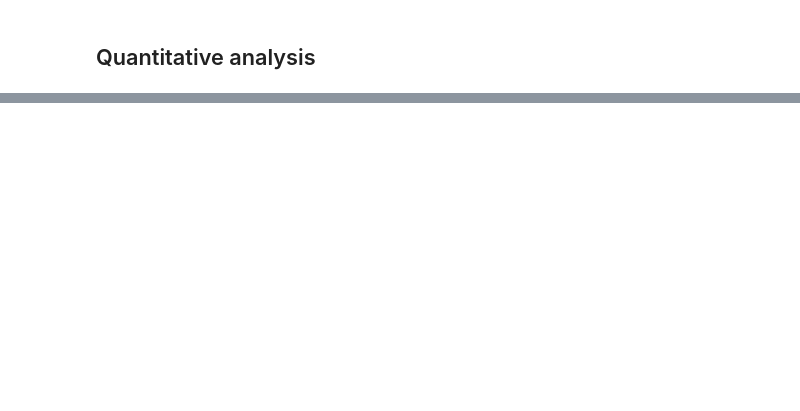
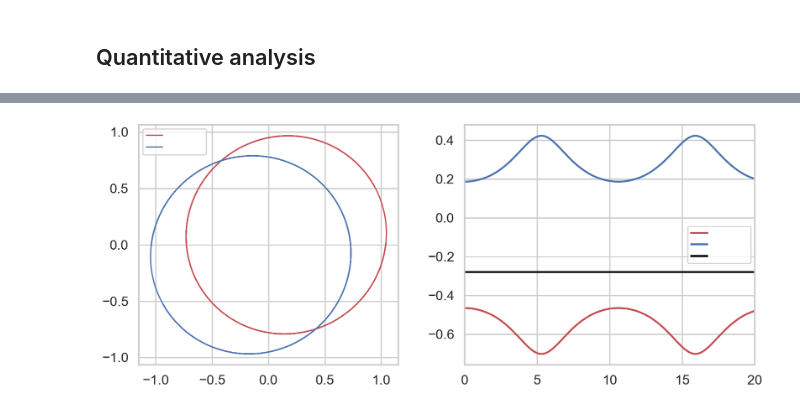
Before and after one commit to ZongyuWu97/hamiltonian-nn, a Jupyter notebook: analyze-2body.ipynb, the cells around one changed output, grey strips where cells are left out. Cells and saved outputs as stored; diff of their text form; code cells hidden in the pictures; blank space fills up the shorter version.

```diff
--- a/analyze-2body.ipynb
+++ b/analyze-2body.ipynb
@@ -836,0 +861,39 @@ fig.savefig('{}/2body_dataset_notext.png'.format(args.fig_dir, FORMAT))
+# %%
+# Generate Data
+args = ObjectView(get_args())
+np.random.seed(2)
+state = random_config()
+orbit, settings = get_orbit(state, t_points=1000, t_span=[0, 20], rtol=1e-10)
+colors = ['r', 'b']
+
+# Seaborn Styling
+sns.set(style="whitegrid", context="talk")
+fig, axes = plt.subplots(1, 2, figsize=(12, 5), dpi=150)
+
+# Plot Trajectories
+for i, path in enumerate(orbit):
+    # sns.lineplot(x=path[1], y=path[2], color=colors[i], label="          ", ax=axes[0], marker=None)
+    axes[0].plot(path[1], path[2], label="               ", color=colors[i], linestyle='-', linewidth=1.5)
+
+axes[0].set_aspect('equal')
+# axes[0].set_title('Trajectories', fontsize=14)
+# axes[0].set_xlabel('x', fontsize=12)
+# axes[0].set_ylabel('y', fontsize=12)
+axes[0].legend(fontsize=10)
+
+# Plot Energy
+sns.lineplot(x=settings['t_eval'], y=potential_energy(orbit), label="               ", color='r', ax=axes[1])
+sns.lineplot(x=settings['t_eval'], y=kinetic_energy(orbit), label="               ", color='b', ax=axes[1])
+sns.lineplot(x=settings['t_eval'], y=total_energy(orbit), label="               ", color='black', ax=axes[1])
+# axes[1].set_title('Energy Over Time', fontsize=14)
+# axes[1].set_xlabel('Time', fontsize=12)
+# axes[1].set_ylabel('Energy', fontsize=12)
+axes[1].set_xlim(*settings['t_span'])
+axes[1].legend(fontsize=10)
+
+# Tight Layout and Save
+plt.tight_layout()
+plt.show()
+fig.savefig('{}/2body_dataset_seaborn.png'.format(args.fig_dir, FORMAT))
+# %% [output]
+[figure, added]
```
Also changed, not shown: parts of 12 cells of this notebook, 38 other files.
